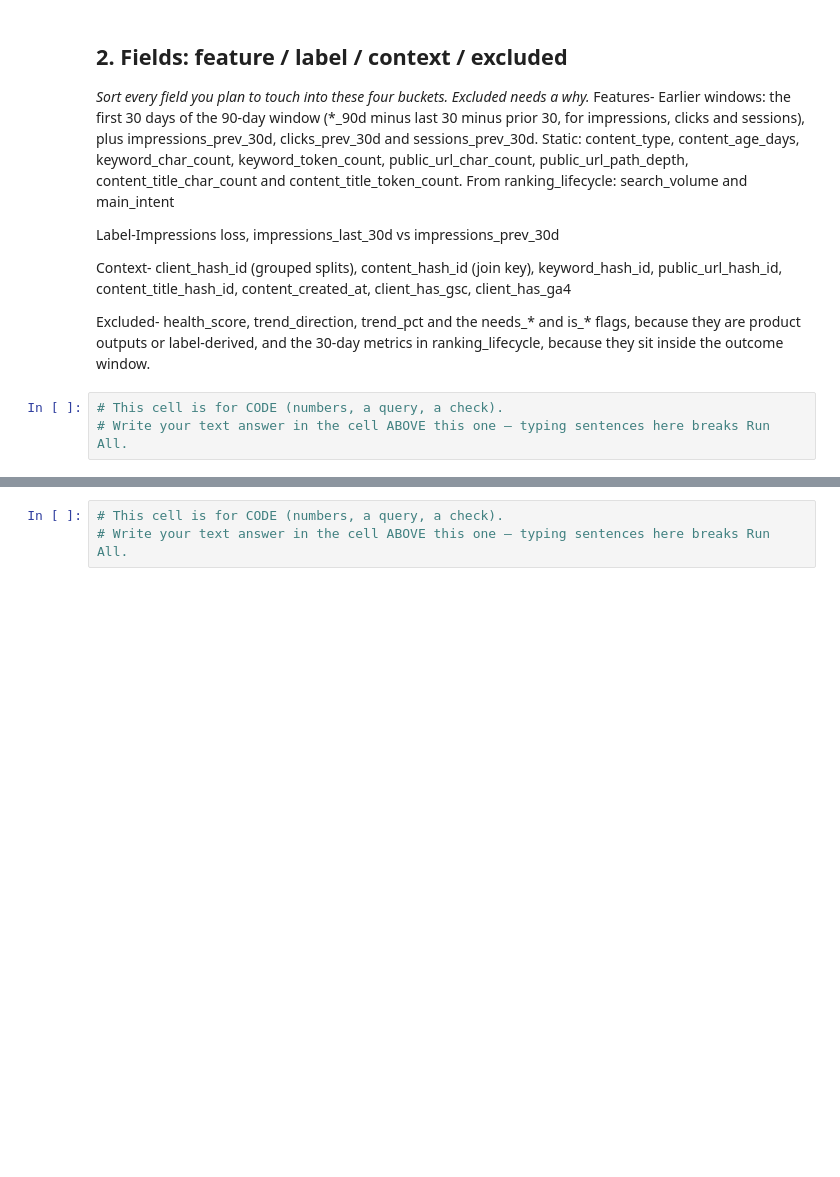
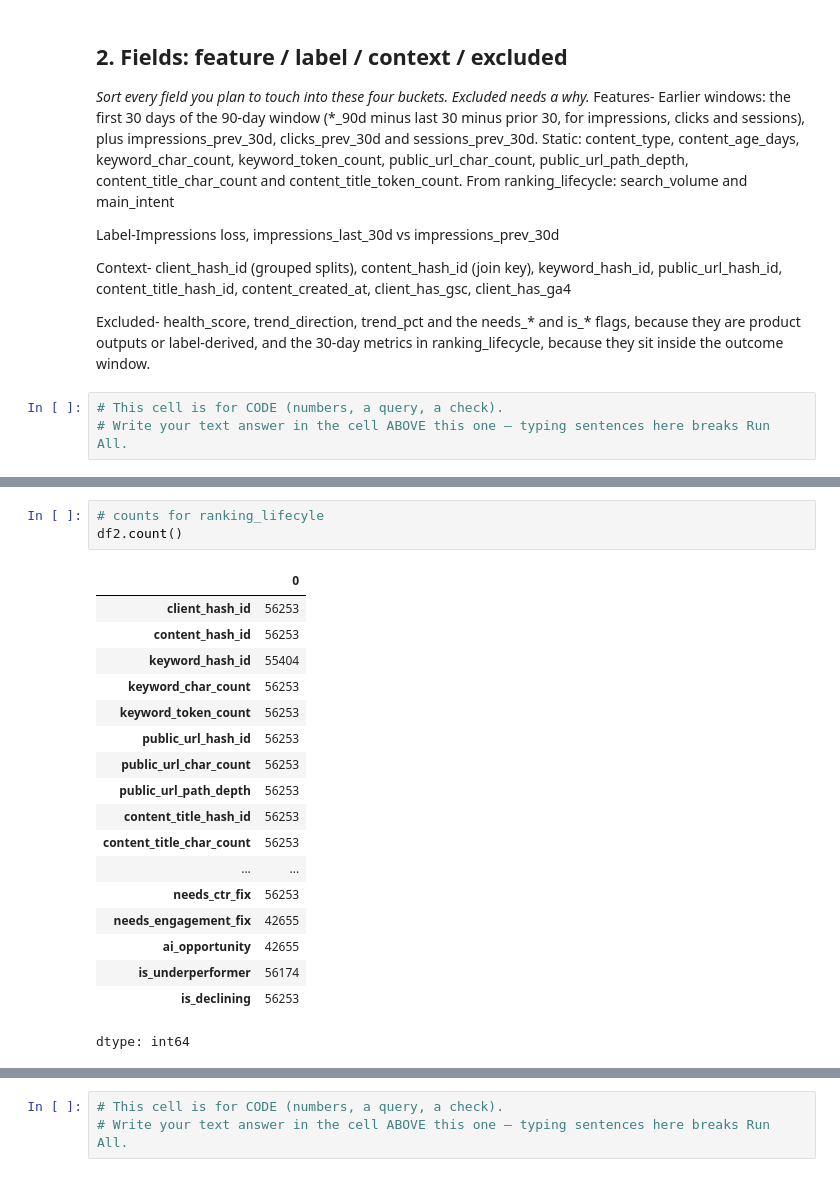
Before and after one commit to jiezugwu/Data-Science, a Jupyter notebook: work/notebooks/w03_data_contract.ipynb, the cells around one changed output, grey strips where cells are left out. Cells and saved outputs as stored; diff of their text form; blank space fills up the shorter version.

```diff
--- a/work/notebooks/w03_data_contract.ipynb
+++ b/work/notebooks/w03_data_contract.ipynb
@@ -43,0 +68,22 @@ Excluded- health_score, trend_direction, trend_pct and the needs_* and is_* flag
+# %%
+# counts for ranking_lifecyle
+df2.count()
+# %% [output]
+|  | 0 |
+| client_hash_id | 56253 |
+| content_hash_id | 56253 |
+| keyword_hash_id | 55404 |
+| keyword_char_count | 56253 |
+| keyword_token_count | 56253 |
+| public_url_hash_id | 56253 |
+| public_url_char_count | 56253 |
+| public_url_path_depth | 56253 |
+| content_title_hash_id | 56253 |
+| content_title_char_count | 56253 |
+| ... | ... |
+| needs_ctr_fix | 56253 |
+| needs_engagement_fix | 42655 |
+| ai_opportunity | 42655 |
+| is_underperformer | 56174 |
+| is_declining | 56253 |
+dtype: int64
```
Also changed, not shown: parts of 9 cells of this notebook.
